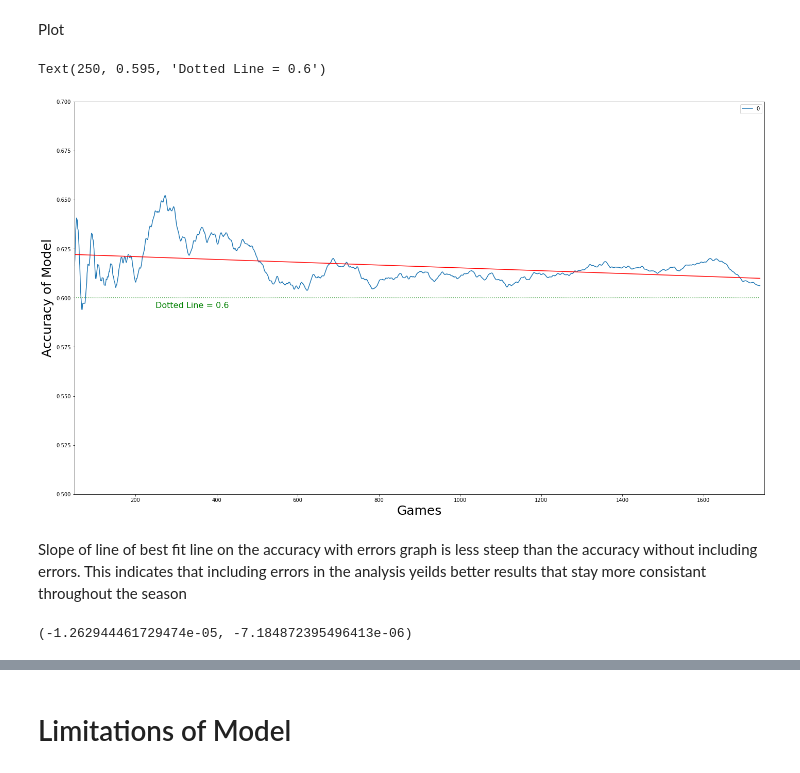
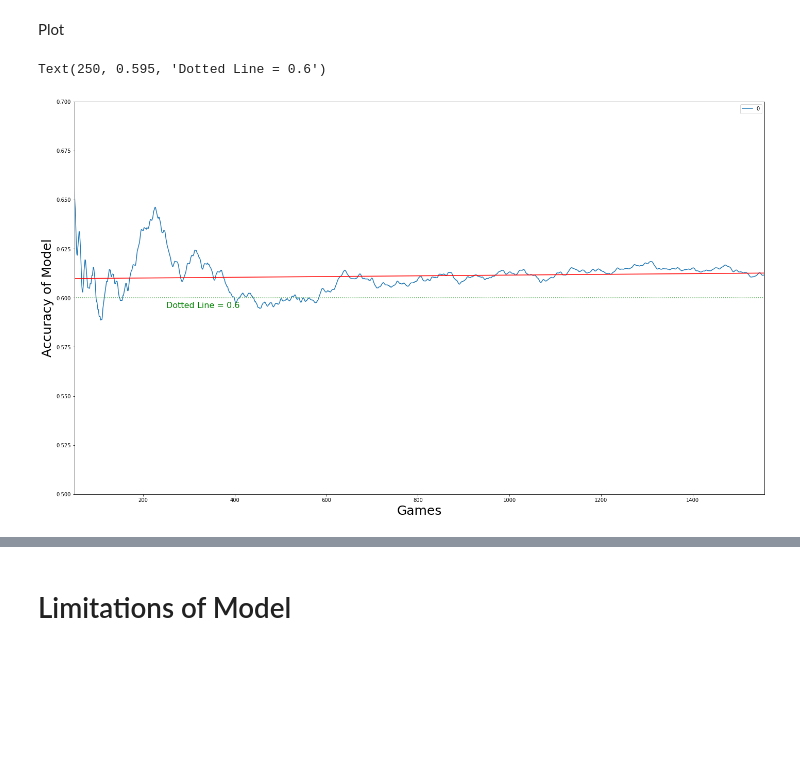
Before and after one commit to Luke-Chesley/API-Sports-Ridge_regression, a Jupyter notebook: MLB_ridge_regression.ipynb, the cells around one changed output, grey strips where cells are left out. Drawn from its saved outputs; the diff is of its cells as text; code cells hidden in the pictures; blank space fills up the shorter version.

```diff
--- a/MLB_ridge_regression.ipynb
+++ b/MLB_ridge_regression.ipynb
@@ -569,6 +561,7 @@ for i in range(50, len(df_with_errors), 10):
 
   df_rating_list_with_errors = df_rating_list_with_errors.append(df_ratings_with_errors)
 
+  intercept_list_with_errors.append(lr.intercept_)
 
   df_visitor = pd.DataFrame()
   df_home = pd.DataFrame()
@@ -576,6 +569,8 @@ for i in range(50, len(df_with_errors), 10):
   df_train = pd.DataFrame()
   X = pd.DataFrame()
   y = pd.DataFrame()
+# %%
+intercept_list_with_errors = pd.Series(intercept_list_with_errors)
 # %% [markdown]
 Cleaning and formating df_rating_list_with_errors
 # %%
@@ -596,9 +591,9 @@ def model_eval_error(index):
   else:
     true_winner = df_with_errors['away'][index]
 
-  home_pred = df_rating_list_with_errors[df_with_errors['home'][index]][closest(df_rating_list_with_errors.index, (index/len(df_with_errors) + 1/3))]
+  home_pred = df_rating_list_with_errors[df_with_errors['home'][index]][closest(df_rating_list_with_errors.index, (index/len(df_with_errors) + third / len(df_with_errors)))] + closest(intercept_list_with_errors.array, (index/len(df_with_errors) + third / len(df_with_errors))) # third / len(df) is added back becuase df_rating_list was not shortened by 1/3
 
-  away_pred = df_rating_list_with_errors[df_with_errors['away'][index]][closest(df_rating_list_with_errors.index, (index/len(df_with_errors) + 1/3))]
+  away_pred = df_rating_list_with_errors[df_with_errors['away'][index]][closest(df_rating_list_with_errors.index, (index/len(df_with_errors) + third / len(df_with_errors)))]
 
   if home_pred > away_pred:
     pred_winner = df_with_errors['home'][index]
@@ -635,7 +630,9 @@ df_with_errors['date'] = pd.to_datetime(df_with_errors['date'])
 
 df_with_errors = df_with_errors[380:].reset_index()
 
-df_with_errors = df_with_errors[800:].reset_index()
+third = int(len(df_with_errors) / 3)
+df_with_errors = df_with_errors[third:].reset_index()
+df_with_errors = df_with_errors.dropna(subset=['away_runs'])
 # %% [markdown]
 List of results (correct pred or not) for every game. 1 for correct, 0 for incorrect
 # %%
@@ -686,21 +683,15 @@ y_line_error = theta_error[1] + theta_error[0] * lobf_error_X
 Plot
 # %%
 accuracy_over_time_with_errors.rolling(5).mean().plot.line(figsize=(24,14), sort_columns=True)
-plt.xlim([50,1750])
+plt.xlim([50,len(df_with_errors)])
 plt.ylim([0.5,0.7])
 plt.xlabel('Games', fontsize = 25)
 plt.ylabel('Accuracy of Model', fontsize = 25)
 plt.plot(pd.DataFrame([[0.6]] * len(accuracy_over_time_with_errors)), ls='dotted', color='green' )
 
 plt.plot(lobf_error_X, y_line_error, 'r') # LOBF
 
 plt.text(250, 0.595, 'Dotted Line = 0.6', color='green', fontsize=16)
 # %% [output]
 Text(250, 0.595, 'Dotted Line = 0.6')
-[figure, old version]
+[figure, new version]
-# %% [markdown]
-Slope of line of best fit line on the accuracy with errors graph is less steep than the accuracy without including errors. This indicates that including errors in the analysis yeilds better results that stay more consistant throughout the season
-# %%
-theta[0], theta_error[0]
-# %% [output]
-(-1.262944461729474e-05, -7.184872395496413e-06)
```
Also changed, not shown: parts of 28 cells of this notebook.
